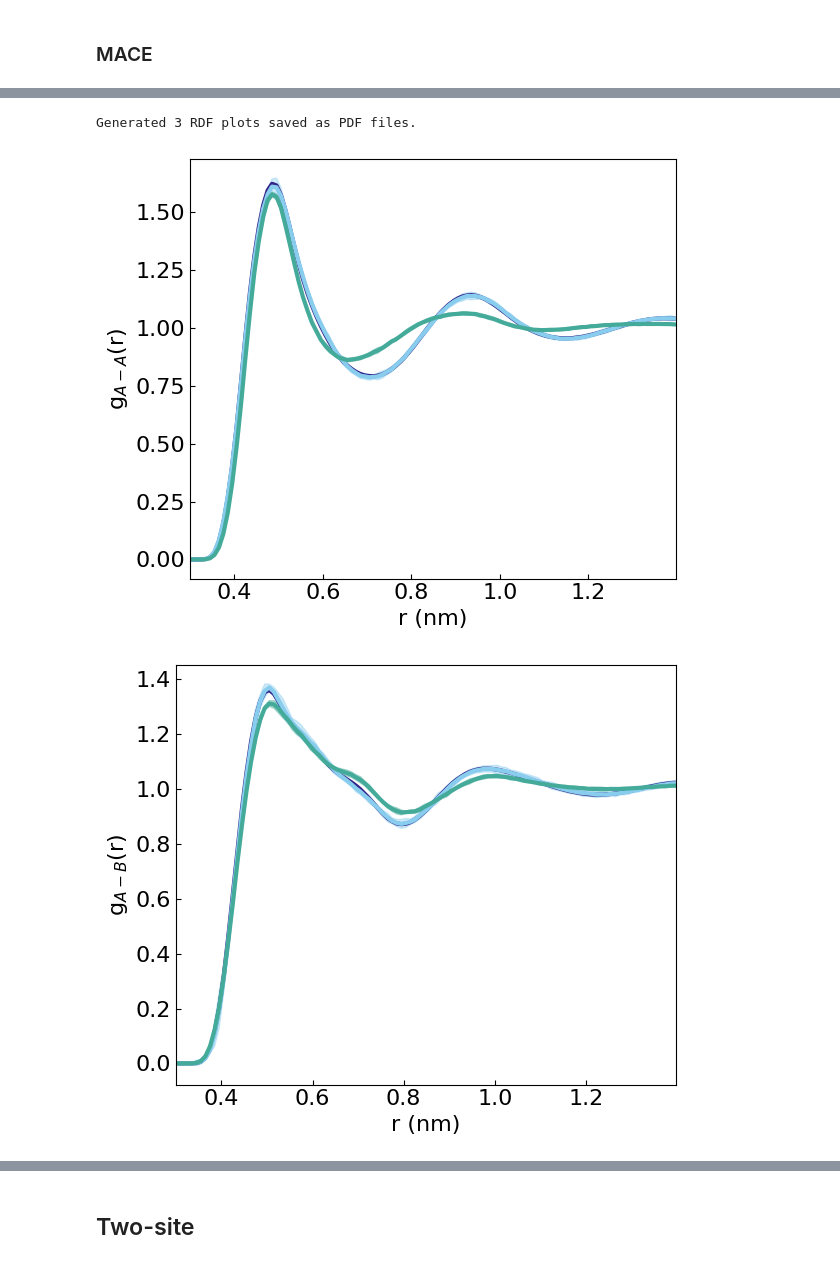
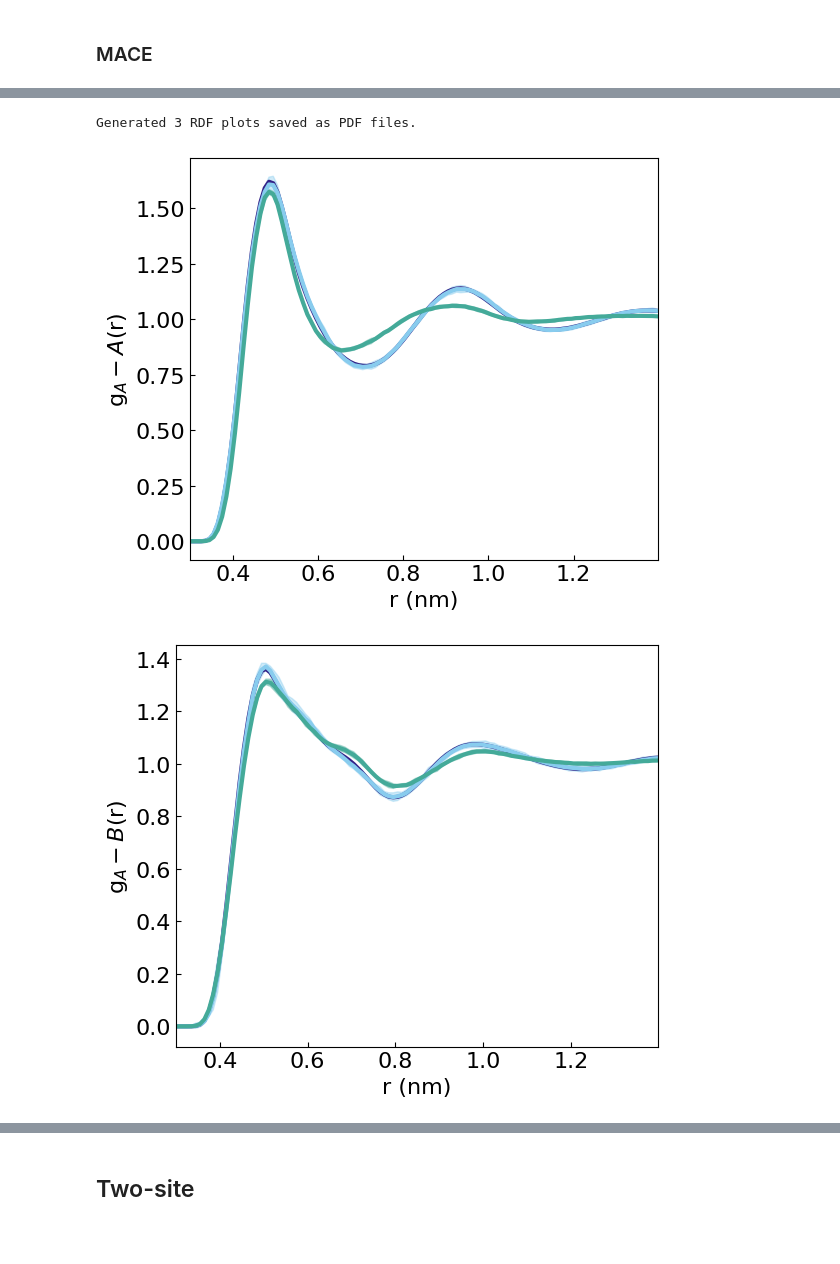
Before and after one commit to bobito25/CG-Mapping-Benchmark, a Jupyter notebook: notebooks/hexane.ipynb, the cells around one changed output, grey strips where cells are left out. Saved outputs shown, nothing was run; the diff lists cells and outputs as text; code cells hidden in the pictures; blank space fills up the shorter version.

```diff
--- a/notebooks/hexane.ipynb
+++ b/notebooks/hexane.ipynb
@@ -324,14 +204,12 @@ bond_util['four-site'] = {
 species_util['four-site'] = species
 # %% [markdown]
 # Additive vs MACE
-# %%
-results = {}
 # %% [markdown]
 ## Three-site
 # %% [markdown]
 ### Ref
 # %%
-path = "Reference_simulations/hexane/hexane_ttot=100ns_dt=1fs_nstxout=200_CG=three-site.npz"
+path = "../data/reference_simulations/hexane/hexane_ttot=100ns_dt=1fs_nstxout=200_CG=three-site.npz"
 data = dict(np.load(path,allow_pickle=True))
 ref_traj = np.concatenate([data['arr_0'].item()['training']['R'],data['arr_0'].item()['validation']['R']])
 
@@ -339,7 +217,7 @@ angles_ref = angle_util['three-site']['disp_X'](ref_traj)  # [N_angle_idcs, n_fr
 angles_ref = np.radians(np.concatenate(angles_ref))
 angles_ref = np.concatenate([angles_ref, angles_ref])
 
-bond_ref = [utils.compute_atom_distance(ref_traj, a, b, bond_util['three-site']['disp_X']) for a,b in bond_util['three-site']['idcs']]
+bond_ref = [utils.geometry.compute_atom_distance(ref_traj, a, b, bond_util['three-site']['disp_X']) for a,b in bond_util['three-site']['idcs']]
 bond_ref = np.concatenate(bond_ref)
 
 results['three-site'] = {
@@ -352,7 +230,7 @@ results['three-site'] = {
 # %% [markdown]
 ### Classical
 # %%
-base_path = "Hexane/Classical_potential/model/map=three-site/chain_"
+base_path = "../results/Hexane/Classical_potential/map=three-site/chain_"
 trajectories = []
 for chain_idx in range(10):
     print(f"Loading chain {chain_idx}")
@@ -366,7 +244,7 @@ trajectories = np.array(trajectories)
 idcs = jnp.array(bond_util['three-site']['idcs'])
 def single_bond_distance(chain, bond_idx):
     a, b = bond_idx
-    return utils.compute_atom_distance(chain, a, b, bond_util['three-site']['disp_X'])
+    return utils.geometry.compute_atom_distance(chain, a, b, bond_util['three-site']['disp_X'])
 vmap_bond = jax.vmap(single_bond_distance, in_axes=(None, 0))
 vmap_chain = jax.vmap(vmap_bond, in_axes=(0, None))
 bonds_classical = vmap_chain(jnp.array(trajectories), jnp.array(bond_util['three-site']['idcs']))
@@ -396,7 +274,7 @@ Loading chain 9
 # %% [markdown]
 ### MACE
 # %%
-line_locs = utils.get_line_locations(0, 1000, 50, print_every=0.5)
+line_locs = utils.chains.get_line_locations(0, 1000, 50, print_every=0.5)
 
 results['three-site']['mace'] = {}
 for N in paths_three.keys():
@@ -412,17 +290,17 @@ for N in paths_three.keys():
         mace_traj_path = paths_three[N][bo]
         mace_traj = np.load(mace_traj_path, allow_pickle=True)
         mace_traj *= box[0,0]
-        mace_traj = utils.split_into_chains(mace_traj, line_locs)
+        mace_traj = utils.chains.split_into_chains(mace_traj, line_locs)
 
         aux_path = mace_traj_path.replace('trajectory.pkl','traj_state_aux.pkl')
         aux_data = np.load(aux_path, allow_pickle=True)['kT']
-        aux_data = utils.split_into_chains(aux_data, line_locs)
+        aux_data = utils.chains.split_into_chains(aux_data, line_locs)
 
-        mace_traj = mark_nan(mace_traj, aux_data, threshold=5)
-        mean_length, std_length = calculate_stability(mace_traj)
+        mace_traj = utils.chains.mark_nan(mace_traj, aux_data, threshold=5)
+        mean_length, std_length = utils.chains.calculate_stability(mace_traj)
         print(f"Mean stable length: {mean_length} ± {std_length} ps")
 
-        rdf_data, bead_combos = calculate_rdf(
+        rdf_data, bead_combos = utils.structural.calculate_rdf(
             [results['three-site']['ref']['traj']] + list(mace_traj),
             ['A','B','A'],
             sites_per_mol=3,
@@ -459,12 +337,10 @@ for N in paths_three.keys():
             'bead_combos': bead_combos
         }
 
-        assert calculate_rdf_mse_from_dict(rdf_data, ('A', 'A'), 0, 0) == 0
-
         for bead_combo in bead_combos:
             MSE = []
             for i in range(1, len(mace_traj)+1):
-                RDF_MSE = calculate_rdf_mse_from_dict(
+                RDF_MSE = utils.structural.calculate_rdf_mse_from_dict(
                     rdf_data,
                     bead_combo,
                     0,
@@ -494,6 +370,8 @@ Mean RDF ('A', 'A') MSE across chains: 0.16640151179790172 ± 0.4327103006630344
 Mean RDF ('A', 'B') MSE across chains: 0.18196156332839852 ± 0.40143934954003635
 Mean RDF ('B', 'B') MSE across chains: 0.8382745499698039 ± 1.8215044547125019
 # %%
+import cgbench
+
 trajectories = [
     np.array(results['three-site']['ref']['traj']),
     np.array(results['three-site']['mace']['N=20']['corr=2']['traj']),
@@ -520,7 +398,7 @@ for chain in range(n_chains):
             # ML models → pick chain
             trajs_single_chain.append(traj_chain[chain])
 
-    rdf_data_chain, bead_combos = calculate_rdf(
+    rdf_data_chain, bead_combos = utils.structural.calculate_rdf(
         trajs_single_chain,
         ['A','B','A'],
         sites_per_mol=3,
@@ -539,33 +417,33 @@ for bead_combo in bead_combos:
 
         chain_curves = []
         for chain_idx in range(n_chains):
             r, g_r = rdf_data_all_chains[chain_idx][bead_combo][traj_idx]
             chain_curves.append((r, g_r))
 
         merged_rdf[bead_combo][traj_idx] = chain_curves
 
 
 for bead_combo in bead_combos:
     for traj_idx in merged_rdf[bead_combo]:
         curves = merged_rdf[bead_combo][traj_idx]
 
         r_vals = np.array([c[0] for c in curves])   # shape (n_chains, bins)
         g_vals = np.array([c[1] for c in curves])   # shape (n_chains, bins)
 
         merged_rdf[bead_combo][traj_idx] = (r_vals, g_vals)
 
 results['three-site']['rdf'] = merged_rdf
 
-plot_rdf(
+cgbench.plotting.structural.plot_rdf(
     merged_rdf,
     bead_combos,
     labels,
     mode="multi",
     n_std=3.0,
     show_legend=False,
     save_pdf=False
 )
 # %% [output]
 Generated 3 RDF plots saved as PDF files.
-[figure, old version]
+[figure, new version]
-[figure, old version]
+[figure, new version]
```
Also changed, not shown: parts of 51 cells of this notebook, 25 other files.
